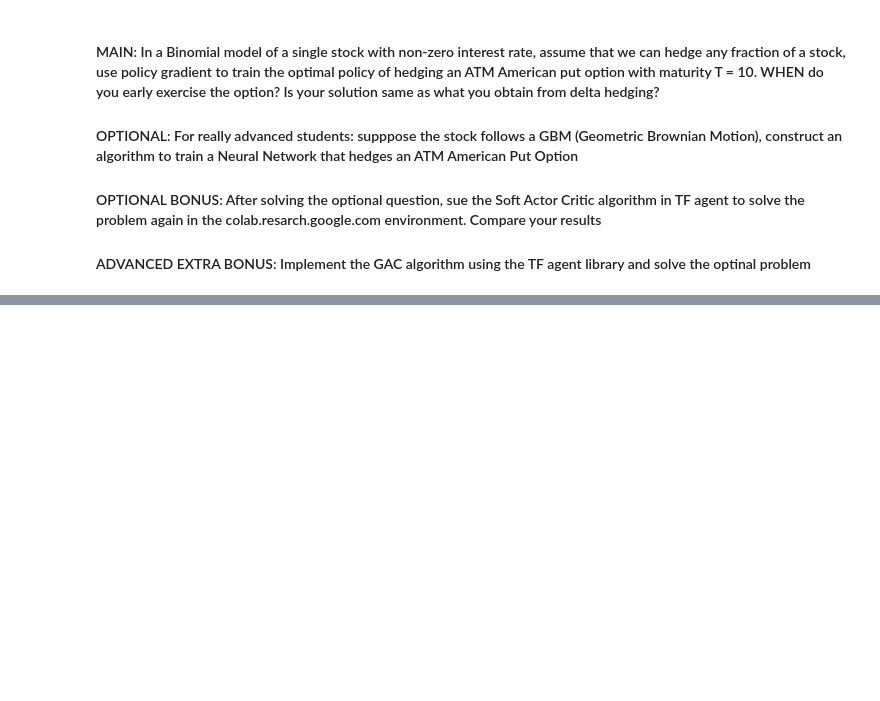
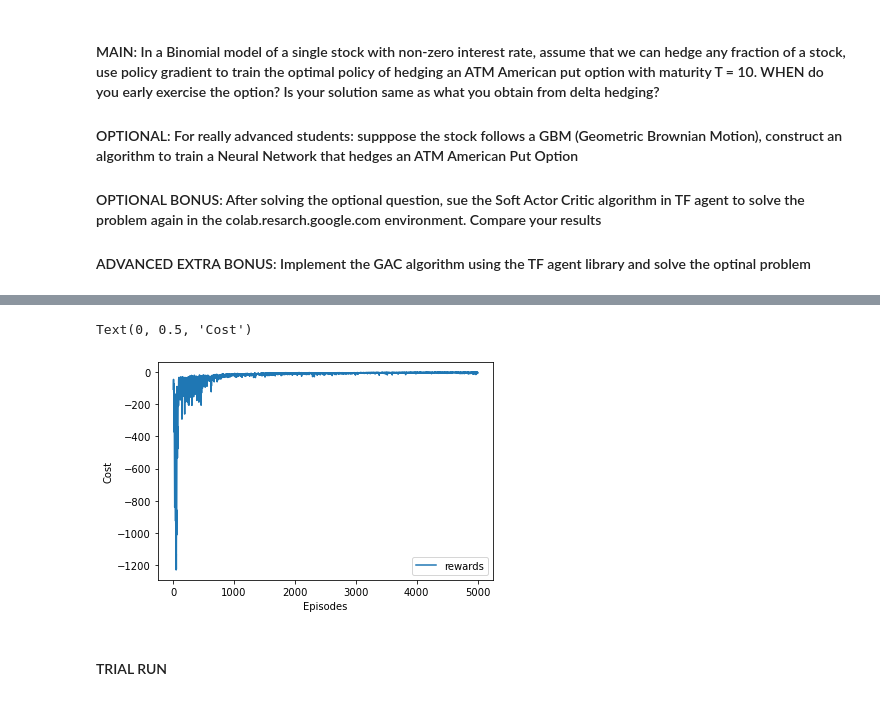
Before and after one commit to lclementx/rl-financial-application, a Jupyter notebook: Assignment_2/Assignment_2.ipynb, the cells around one changed output, grey strips where cells are left out. Saved outputs shown, nothing was run; the diff lists cells and outputs as text; code cells hidden in the pictures; blank space fills up the shorter version.

Commit message:
Initial Solution for American Put Option
Hedging + Exercise with DDPG

```diff
--- a/Assignment_2/Assignment_2.ipynb
+++ b/Assignment_2/Assignment_2.ipynb
@@ -229,0 +195,35 @@ State: HedgePortfolioState(time=1, hedge_ratio=tensor(0.5613), current_price=ten
+# %%
+state_dim=2
+action_dim=1
+strike_price=62.0
+init_stock_price=60.0
+up_factor=1.1
+down_factor=0.95
+risk_free_rate=0.03
+termination_time=10
+episodes=5000
+batch_size=64
+#https://arxiv.org/pdf/1911.11679.pdf - becareful of actor_learning_rate vs critic_learning_rate
+env = AmericanOptionHedgingEnvironment(strike_price,init_stock_price,up_factor,down_factor,risk_free_rate,termination_time)
+ddpg_agent = DDPGAgent(state_dim,action_dim,
+                       actor_lr=5e-5,critic_lr=2e-4)
+
+rewards = []
+for e in range(episodes+1):
+    state = env.reset()
+    episode_reward = 0
+    for t in range(termination_time):
+        action = ddpg_agent.get_action(state)
+        noise = np.random.normal(0,1, size=action_dim) / (1 + e/100) #Progressively reduce noise as we learn
+        action = action + noise
+        next_state, reward = env.step(state,action)
+        ddpg_agent.replay_buffer.push(state,action,reward,next_state,env.is_terminal())
+        if len(ddpg_agent.replay_buffer) > batch_size:
+            ddpg_agent.update(batch_size)
+
+        state = next_state
+        episode_reward += reward
+
+    rewards.append(episode_reward)
+    if e % 500 == 0:
+        print(f'Episode:{e}, State: {state}, Action: {action}, Reward: {reward}')
@@ -229,0 +242,11 @@ State: HedgePortfolioState(time=1, hedge_ratio=tensor(0.5613), current_price=ten
+# %%
+x_axis = np.arange(1,len(rewards)+1)
+plt.plot(x_axis,rewards, label='rewards')
+plt.legend()
+plt.xlabel('Episodes')
+plt.ylabel('Cost')
+# %% [output]
+Text(0, 0.5, 'Cost')
+[figure, added]
+# %% [markdown]
+#### TRIAL RUN
```
Also changed, not shown: parts of 18 cells of this notebook.
